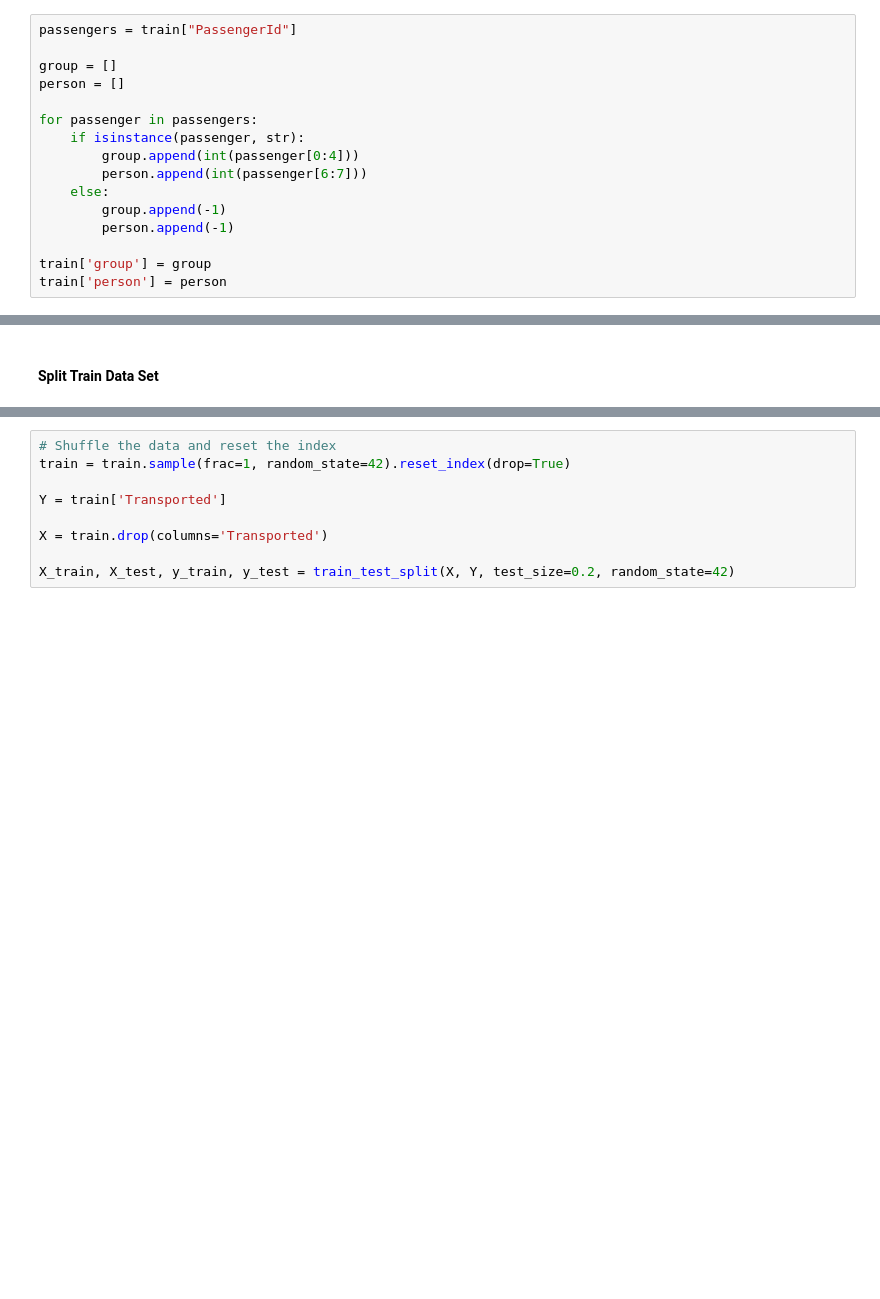
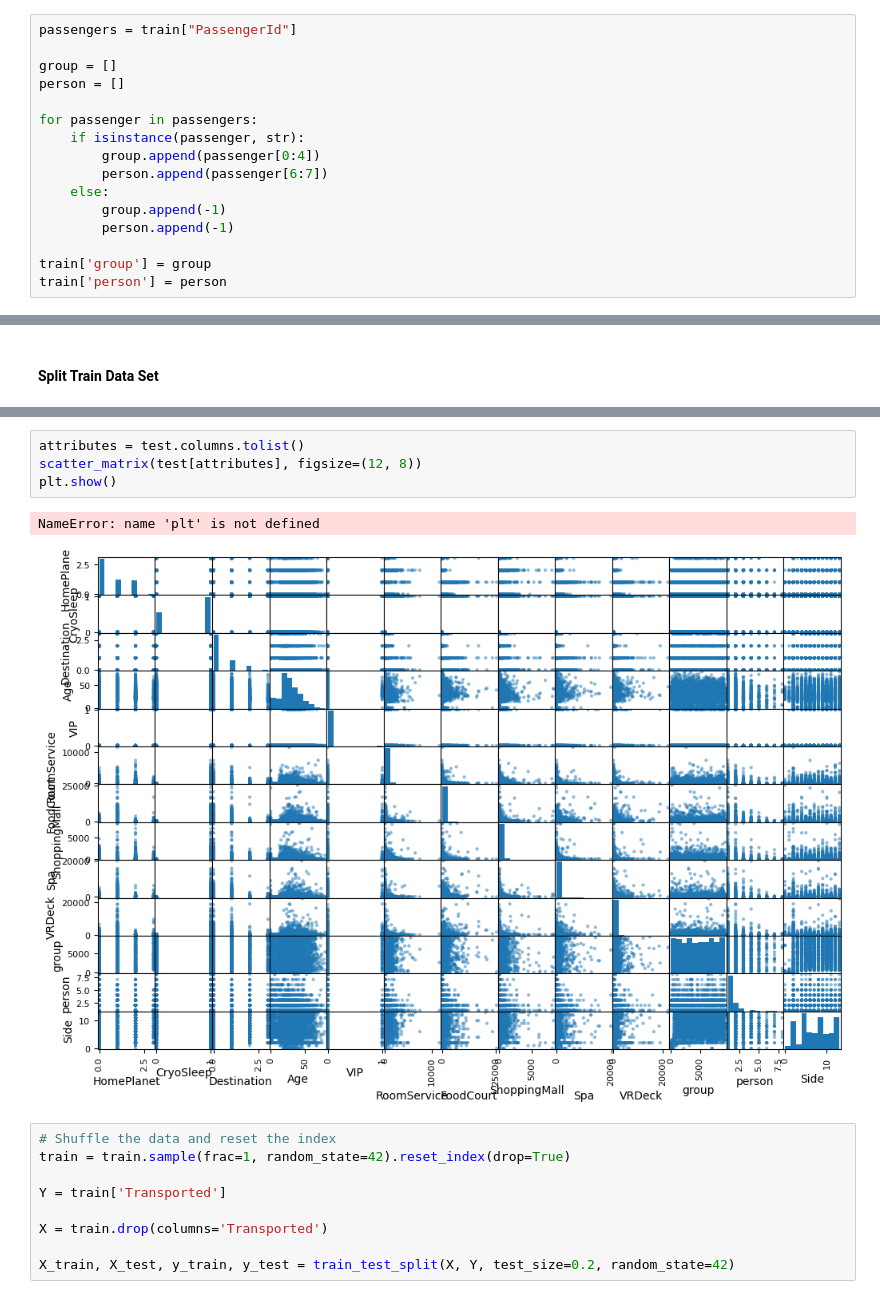
Before and after one commit to JosephPBaruch/PythonMachineLearning, a Jupyter notebook: SpaceTitanic/SpaceTitanicv2.ipynb, the cells around one changed output, grey strips where cells are left out. Drawn from its saved outputs; the diff is of its cells as text; blank space fills up the shorter version.

```diff
--- a/SpaceTitanic/SpaceTitanicv2.ipynb
+++ b/SpaceTitanic/SpaceTitanicv2.ipynb
@@ -107,8 +87,8 @@ person = []
 
 for passenger in passengers:
     if isinstance(passenger, str):
-        group.append(int(passenger[0:4]))
-        person.append(int(passenger[6:7]))
+        group.append(passenger[0:4])
+        person.append(passenger[6:7])
     else:
         group.append(-1)
         person.append(-1)
@@ -255,3 +279,10 @@ train.head()
+# %%
+attributes = test.columns.tolist()
+scatter_matrix(test[attributes], figsize=(12, 8))
+plt.show()
+# %% [output]
+NameError: name 'plt' is not defined
+[figure, added]
 # %%
 # Shuffle the data and reset the index
 train = train.sample(frac=1, random_state=42).reset_index(drop=True)
```
Also changed, not shown: parts of 10 cells of this notebook.
